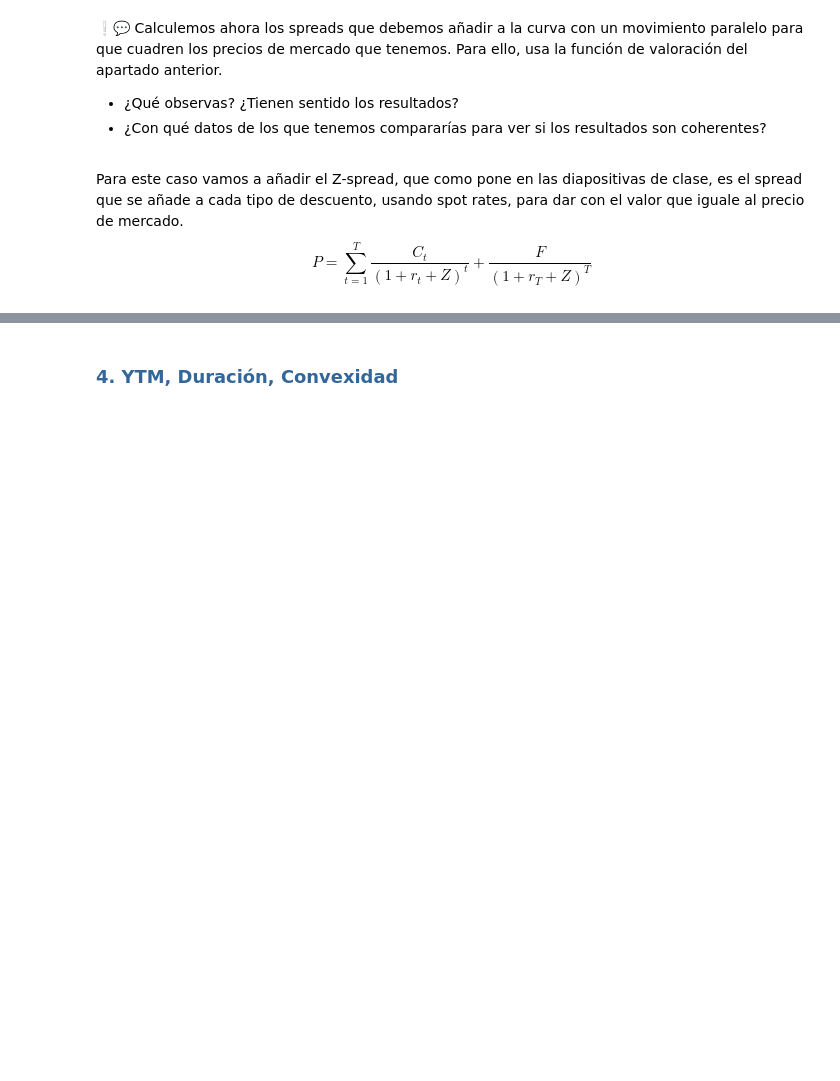
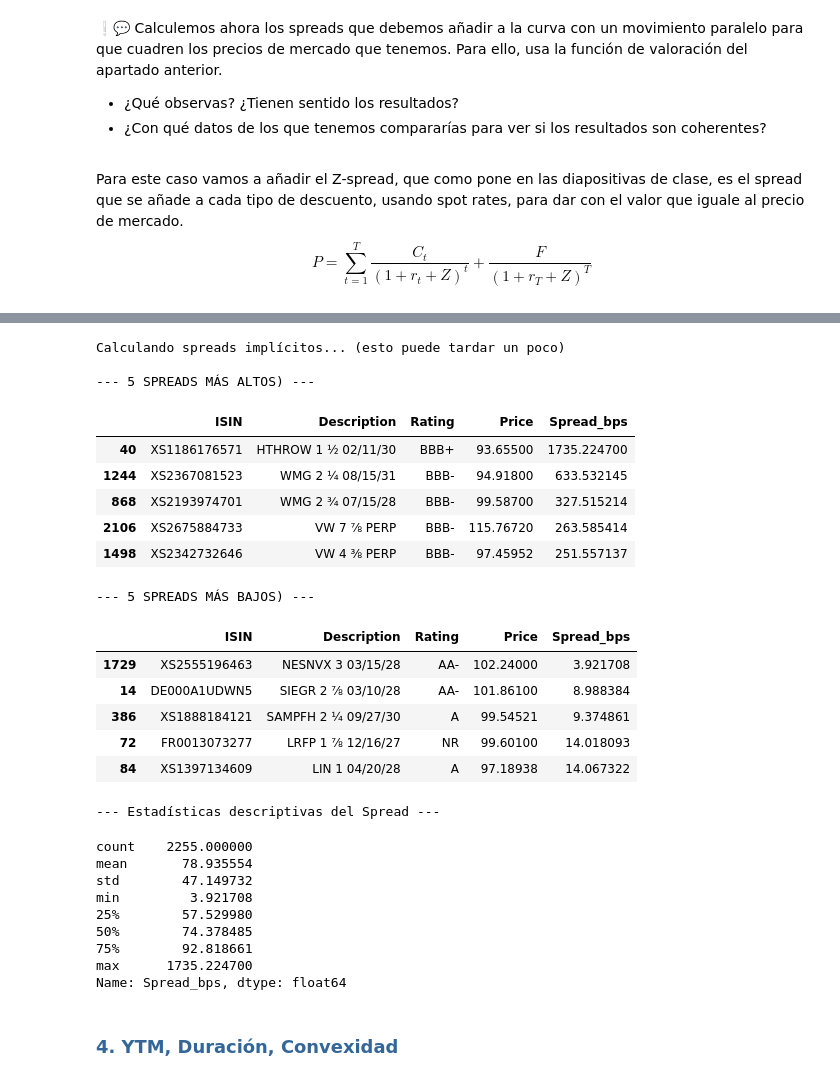
Before and after one commit to danielgarcialop18-cell/Tarea2_RentaFija_DanielGarciaLopez, a Jupyter notebook: Tarea 2_RentaFija_DanielGarciaLopez.ipynb, the cells around one changed output, grey strips where cells are left out. Drawn from its saved outputs; the diff is of its cells as text; code cells hidden in the pictures; blank space fills up the shorter version.

Commit message:
feat: 3. Spread

```diff
--- a/Tarea 2_RentaFija_DanielGarciaLopez.ipynb
+++ b/Tarea 2_RentaFija_DanielGarciaLopez.ipynb
@@ -446,3 +374,80 @@ Name: Spread_bps, dtype: float64
+# %%
+from scipy.optimize import brentq
+
+# Buscamos el 'spread' tal que: Precio_Modelo(spread) - Precio_Mercado = 0
+def objetivo_spread(spread_guess, fila_bono, df_curva, fecha_val, precio_mercado_clean):
+    # Calculamos el precio con el spread propuesto
+    resultado = valorar_bono_corporativo(fila_bono, df_curva, fecha_val, spread_anual=spread_guess)
+    precio_modelo_clean = resultado['Precio Limpio']
+
+    # Devolvemos la diferencia
+    return precio_modelo_clean - precio_mercado_clean
+
+def calcular_z_spread(fila, df_curva, fecha_val):
+    try:
+        # Obtenemos el precio de mercado en Euros (limpio), siendo 'Price' en el CSV el precio limpio porcentual
+        precio_mercado_euros = (fila['Price'] / 100.0) * VALOR_NOMINAL
+
+        # Definimos un rango de búsqueda para el spread
+        spread_min, spread_max = -20.0, 50.0
+
+        # Usamos brentq para encontrar la raíz (el spread exacto), de esta forma va a ir buscando valores hasta que objetivo_spread sea 0
+        # En esta función se debe poner objetivo_spread como primer argumento, así brentq va cambiando spread_guess en cada intento
+        spread_calculado = brentq(objetivo_spread, spread_min, spread_max,
+                                  args=(fila, df_curva, fecha_val, precio_mercado_euros))
+
+        # Devolvemos el spread en puntos básicos bps
+        return spread_calculado * 100 # 1% = 100 bps
+
+    except Exception as e:
+        # Si falla la convergencia, devolvemos NaN
+        return np.nan
+
+# Ejecutamos el cálculo
+print("Calculando spreads implícitos... (esto puede tardar un poco)")
+df_universo['Spread_bps'] = df_universo.apply(
+    lambda fila: calcular_z_spread(fila, df_curva_limpia, fecha_valor),
+    axis=1
+)
+
+# 4. Mostramos los resultados
+print("\n--- 5 SPREADS MÁS ALTOS) ---")
+cols_ver = ['ISIN', 'Description', 'Rating', 'Price', 'Spread_bps']
+
+display(df_universo[cols_ver].sort_values('Spread_bps', ascending=False).head(5))
+
+print("\n--- 5 SPREADS MÁS BAJOS) ---")
+display(df_universo[cols_ver].sort_values('Spread_bps', ascending=True).head(5))
+
+print("\n--- Estadísticas descriptivas del Spread ---")
+display(df_universo['Spread_bps'].describe())
+# %% [output]
+Calculando spreads implícitos... (esto puede tardar un poco)
+
+--- 5 SPREADS MÁS ALTOS) ---
+|  | ISIN | Description | Rating | Price | Spread_bps |
+| 40 | XS1186176571 | HTHROW 1 ½ 02/11/30 | BBB+ | 93.65500 | 1735.224700 |
+| 1244 | XS2367081523 | WMG 2 ¼ 08/15/31 | BBB- | 94.91800 | 633.532145 |
+| 868 | XS2193974701 | WMG 2 ¾ 07/15/28 | BBB- | 99.58700 | 327.515214 |
+| 2106 | XS2675884733 | VW 7 ⅞ PERP | BBB- | 115.76720 | 263.585414 |
+| 1498 | XS2342732646 | VW 4 ⅜ PERP | BBB- | 97.45952 | 251.557137 |
+--- 5 SPREADS MÁS BAJOS) ---
+|  | ISIN | Description | Rating | Price | Spread_bps |
+| 1729 | XS2555196463 | NESNVX 3 03/15/28 | AA- | 102.24000 | 3.921708 |
+| 14 | DE000A1UDWN5 | SIEGR 2 ⅞ 03/10/28 | AA- | 101.86100 | 8.988384 |
+| 386 | XS1888184121 | SAMPFH 2 ¼ 09/27/30 | A | 99.54521 | 9.374861 |
+| 72 | FR0013073277 | LRFP 1 ⅞ 12/16/27 | NR | 99.60100 | 14.018093 |
+| 84 | XS1397134609 | LIN 1 04/20/28 | A | 97.18938 | 14.067322 |
+--- Estadísticas descriptivas del Spread ---
+count    2255.000000
+mean       78.935554
+std        47.149732
+min         3.921708
+25%        57.529980
+50%        74.378485
+75%        92.818661
+max      1735.224700
+Name: Spread_bps, dtype: float64
 # %% [markdown]
 ### <font color=#336699>4. YTM, Duración, Convexidad</font>
 # %% [markdown]
```
Also changed, not shown: parts of 1 cell of this notebook.
